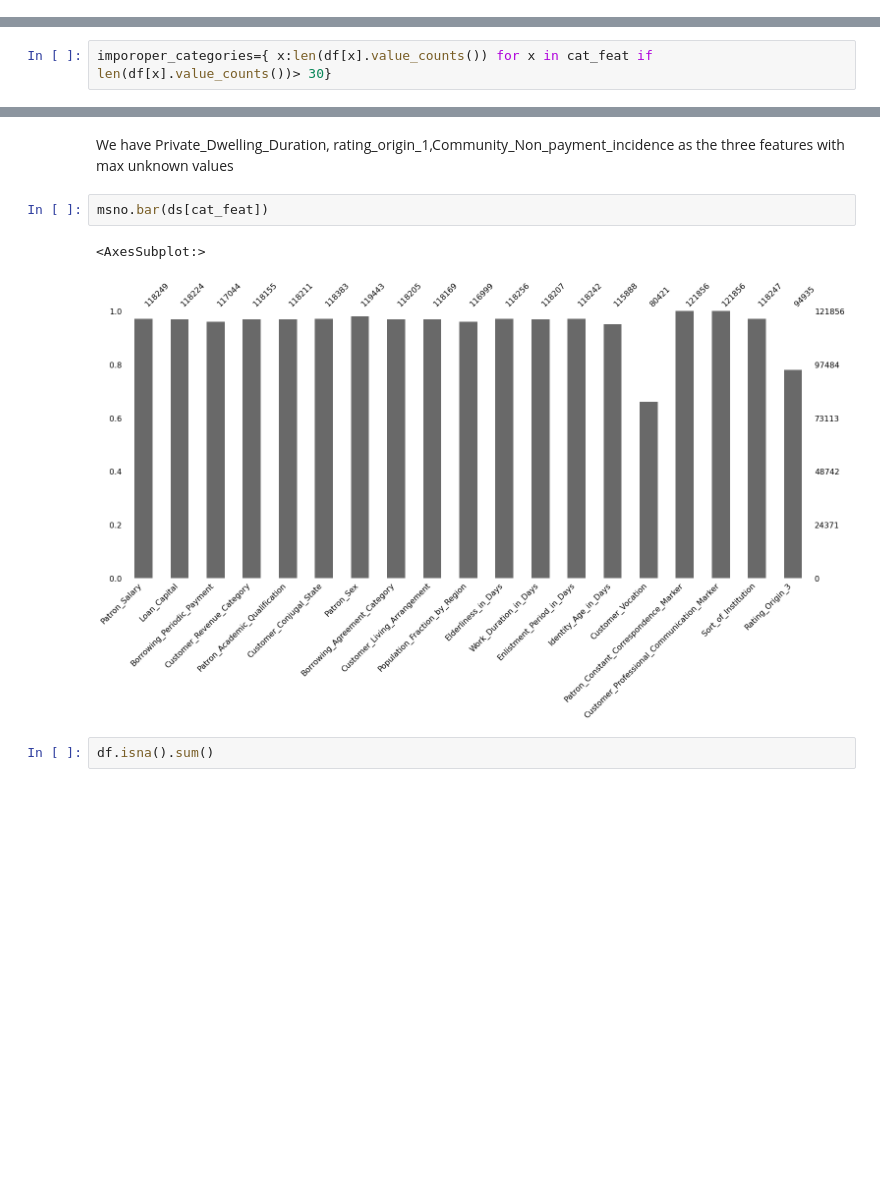
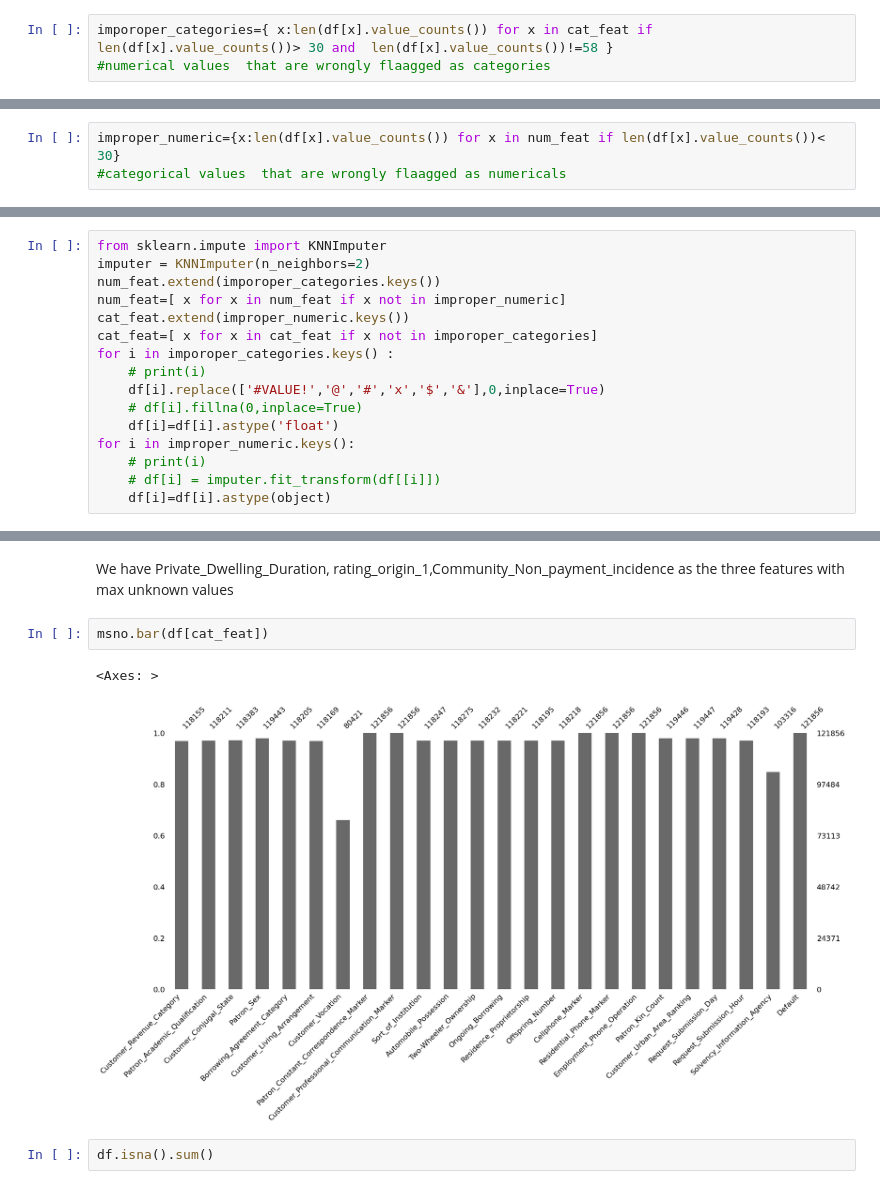
Before and after one commit to Jawakar-7/Customer-Churn-prediction, a Jupyter notebook: visualization.ipynb, the cells around one changed output, grey strips where cells are left out. Drawn from its saved outputs; the diff is of its cells as text; blank space fills up the shorter version.

```diff
--- a/visualization.ipynb
+++ b/visualization.ipynb
@@ -80,3 +78,6 @@ num_feat=[x for x in df.columns if df[x].dtype!='O']
 cat_feat=[x for x in df.columns if df[x].dtype=='O']
 # %% [markdown]
 Variables which are not of categorical type but do not have the datatype as Object.
+# %%
+imporoper_categories={ x:len(df[x].value_counts()) for x in cat_feat if len(df[x].value_counts())> 30 and  len(df[x].value_counts())!=58 }
+#numerical values  that are wrongly flaagged as categories
@@ -83,2 +96,3 @@ Variables which are not of categorical type but do not have the datatype as Obje
 # %%
-imporoper_categories={ x:len(df[x].value_counts()) for x in cat_feat if len(df[x].value_counts())> 30}
+improper_numeric={x:len(df[x].value_counts()) for x in num_feat if len(df[x].value_counts())< 30}
+#categorical values  that are wrongly flaagged as numericals
@@ -96,3 +116,19 @@ imporoper_categories={ x:len(df[x].value_counts()) for x in cat_feat if len(df[x
+# %%
+from sklearn.impute import KNNImputer
+imputer = KNNImputer(n_neighbors=2)
+num_feat.extend(imporoper_categories.keys())
+num_feat=[ x for x in num_feat if x not in improper_numeric]
+cat_feat.extend(improper_numeric.keys())
+cat_feat=[ x for x in cat_feat if x not in imporoper_categories]
+for i in imporoper_categories.keys() :
+    # print(i)
+    df[i].replace(['#VALUE!','@','#','x','$','&'],0,inplace=True)
+    # df[i].fillna(0,inplace=True)
+    df[i]=df[i].astype('float')
+for i in improper_numeric.keys():
+    # print(i)
+    # df[i] = imputer.fit_transform(df[[i]])
+    df[i]=df[i].astype(object)
 # %%
 for i in cat_feat:
     print(df[i].value_counts(normalize=True)*100)
@@ -152,10 +204,10 @@ msno.bar(ds[num_feat])
 # %% [markdown]
 We have Private_Dwelling_Duration, rating_origin_1,Community_Non_payment_incidence as the three features with max unknown values
 # %%
-msno.bar(ds[cat_feat])
+msno.bar(df[cat_feat])
 # %% [output]
-<AxesSubplot:>
+<Axes: >
-[figure, old version]
+[figure, new version]
 # %%
 df.isna().sum()
 # %% [output]
```
Also changed, not shown: parts of 25 cells of this notebook, 1 other file.
